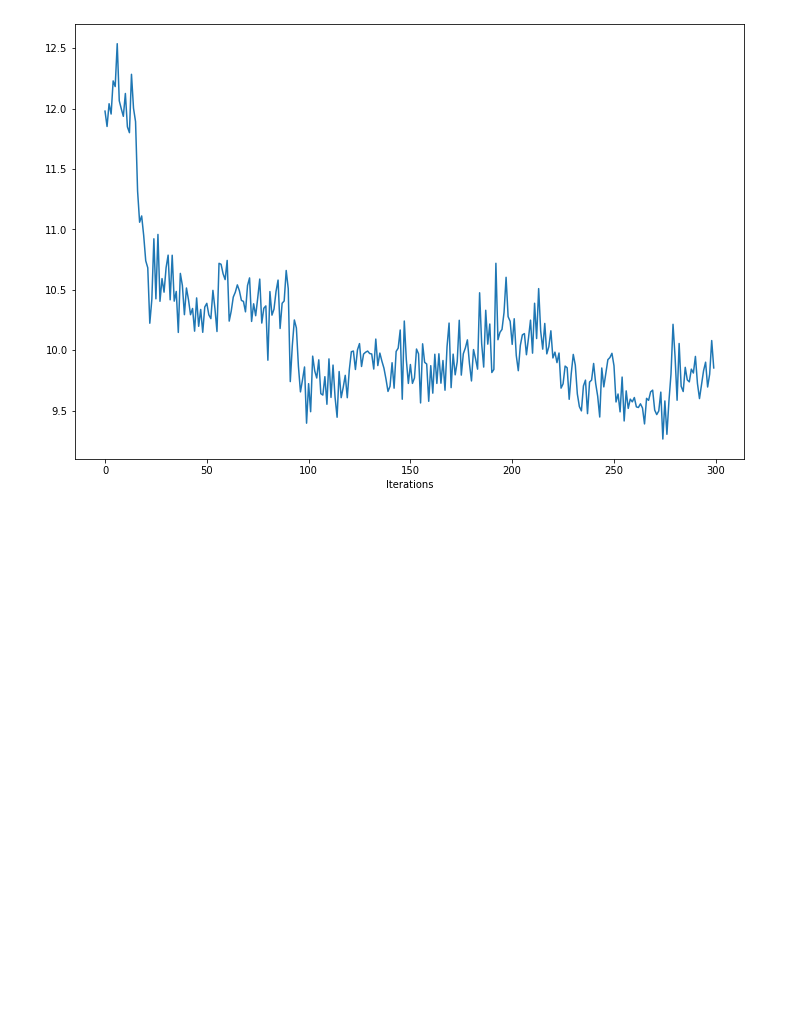
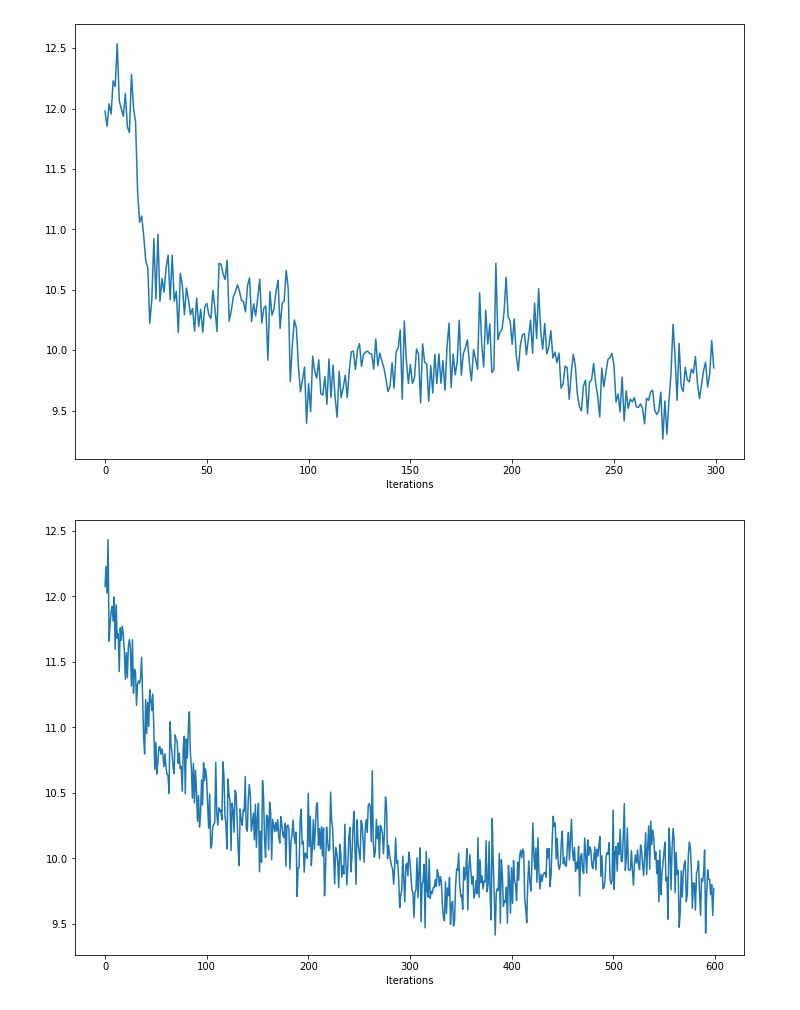
Before and after one commit to taylorhawks/globo-nonlinear-latent-factorization, a Jupyter notebook: Notebook.ipynb, the cells around one changed output. Drawn from its saved outputs; the diff is of its cells as text; code cells hidden in the pictures; blank space fills up the shorter version.

```diff
--- a/Notebook.ipynb
+++ b/Notebook.ipynb
@@ -244,3 +244,26 @@ nm3.gradient_descent_nonlinear(
 )
 # %% [output]
 [figure]
+# %%
+#normalized U
+nm3 = NonlinearModel(
+    df_sample,
+    normalize(embeddings),
+    size=8,
+    embeddings_size=250,
+    T=3,
+    norm_U=True
+)
+nm3.gradient_descent_nonlinear(
+    test=True,
+    alpha=0.1,
+    max_iterations=600,
+    test_size=64,
+    batch_size=32,
+    hinge_param = 0.25,
+    validation_hinge = 0,
+    readj_interval=1,
+    norm_U=True
+)
+# %% [output]
+[figure, added]
```
Also changed, not shown: parts of 1 cell of this notebook.
